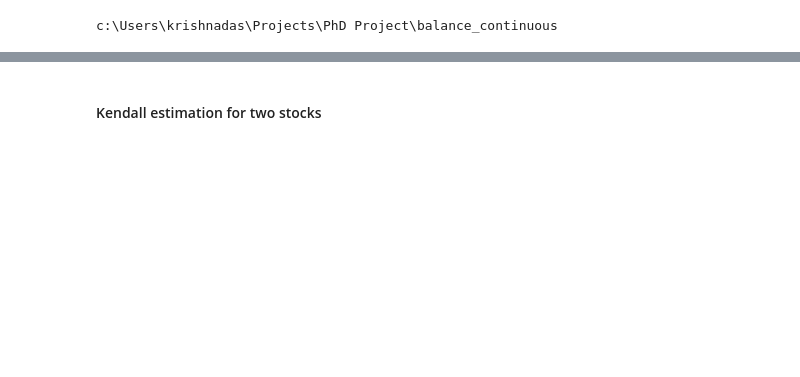
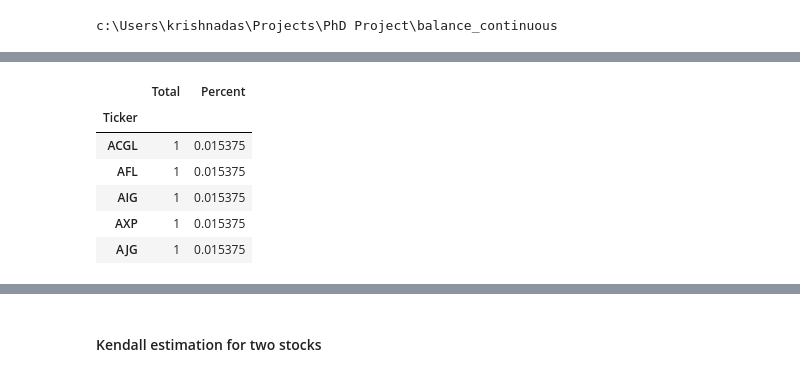
Before and after one commit to krishna-das-m/balance_continuous, a Jupyter notebook: research/02_data_transformation.ipynb, the cells around one changed output, grey strips where cells are left out. Drawn from its saved outputs; the diff is of its cells as text; code cells hidden in the pictures; blank space fills up the shorter version.

```diff
--- a/research/02_data_transformation.ipynb
+++ b/research/02_data_transformation.ipynb
@@ -234,0 +238,4 @@ sector_price_data.to_parquet(filepath, engine='fastparquet',compression='brotli'
+# %%
+financial_price_data = pd.read_parquet(filepath)
+# %%
+IT_price_data = pd.read_parquet(filepath)
@@ -234,0 +253,2 @@ sector_price_data.to_parquet(filepath, engine='fastparquet',compression='brotli'
+# %%
+combined_sector = combined_sector.reset_index()
@@ -234,0 +258,13 @@ sector_price_data.to_parquet(filepath, engine='fastparquet',compression='brotli'
+# %%
+combined_sector_total = combined_sector.isna().sum().sort_values(ascending=False)
+combined_sector_percent = (combined_sector.isna().sum() /combined_sector.isna().count().sort_values(ascending=False))*100
+combined_sector_missing_data = pd.concat([combined_sector_total, combined_sector_percent], axis=1, keys=['Total', 'Percent'])
+combined_sector_missing_data.head()
+# %% [output]
+|  | Total | Percent |
+| Ticker |  |  |
+| ACGL | 1 | 0.015375 |
+| AFL | 1 | 0.015375 |
+| AIG | 1 | 0.015375 |
+| AXP | 1 | 0.015375 |
+| AJG | 1 | 0.015375 |
```
Also changed, not shown: parts of 14 cells of this notebook, 5 other files.
